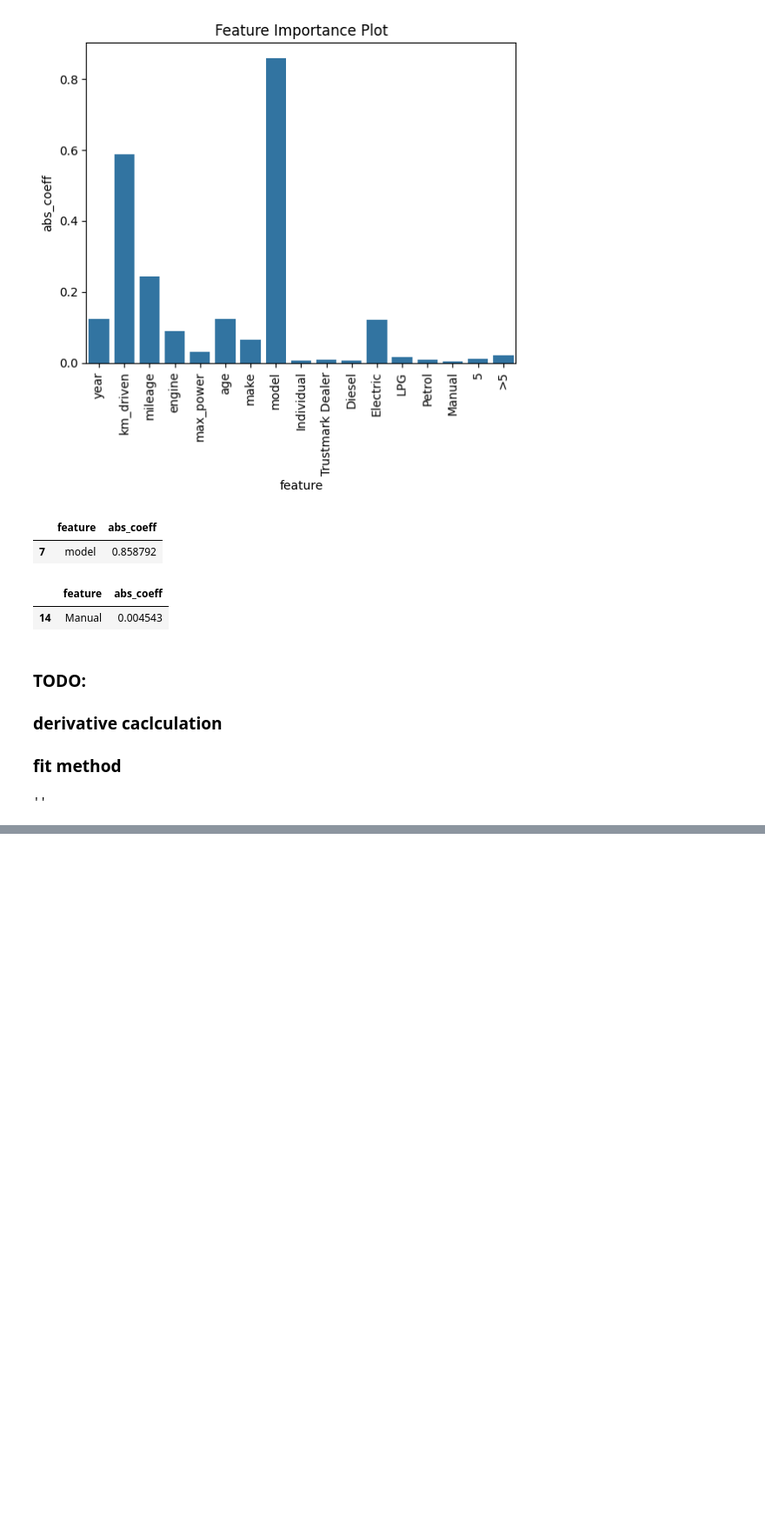
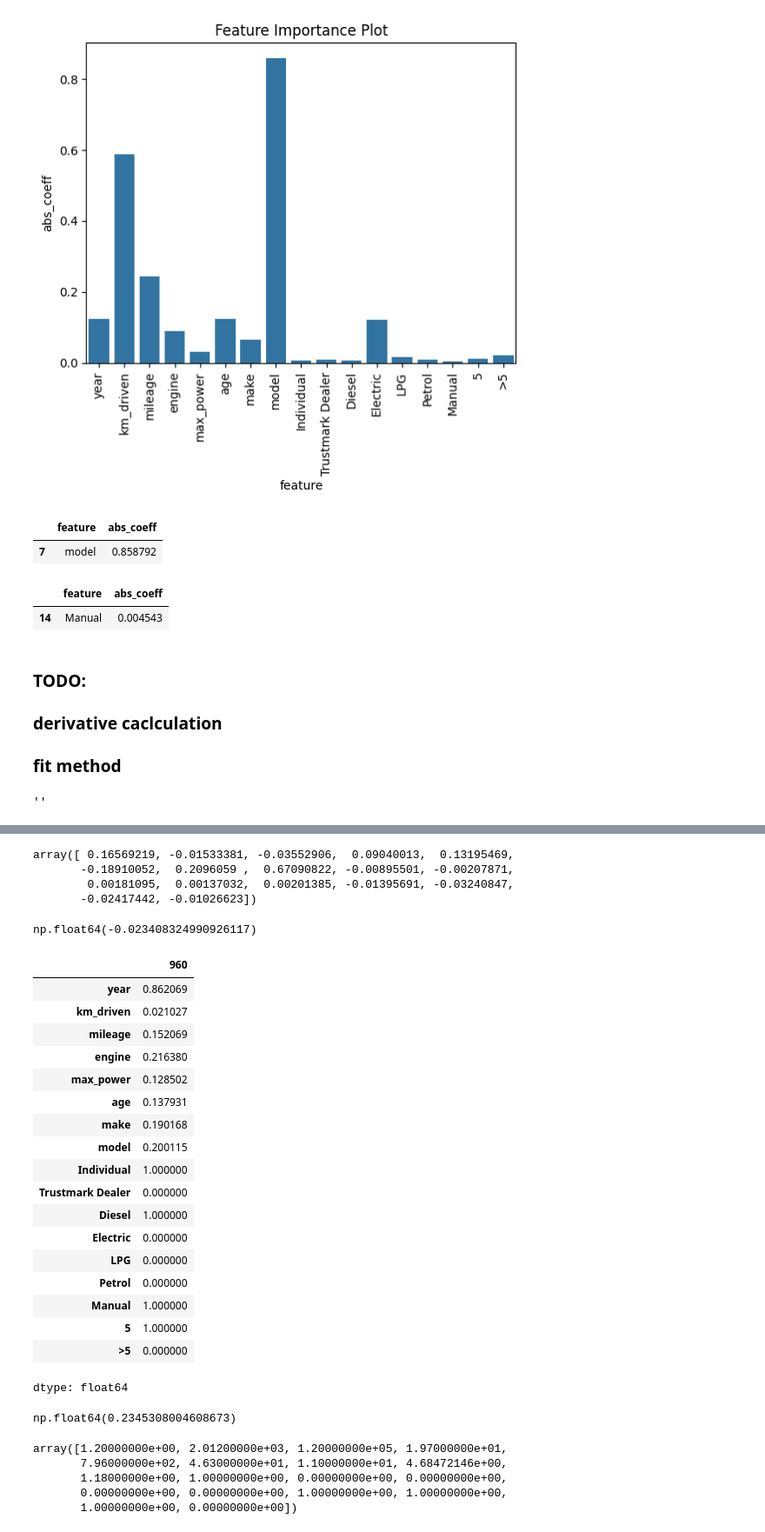
Before and after one commit to SachinScaler/May25_Intro_to_ML_NN, a Jupyter notebook: ML_Linear_Regression_2.ipynb, the cells around one changed output, grey strips where cells are left out. Shown at 87% size. Drawn from its saved outputs; the diff is of its cells as text; code cells hidden in the pictures; blank space fills up the shorter version.

```diff
--- a/ML_Linear_Regression_2.ipynb
+++ b/ML_Linear_Regression_2.ipynb
@@ -280,0 +335,11 @@ plt.show()
+# %%
+lr.W.values
+# %% [output]
+array([ 0.16569219, -0.01533381, -0.03552906,  0.09040013,  0.13195469,
+       -0.18910052,  0.2096059 ,  0.67090822, -0.00895501, -0.00207871,
+        0.00181095,  0.00137032,  0.00201385, -0.01395691, -0.03240847,
+       -0.02417442, -0.01026623])
+# %%
+lr.b
+# %% [output]
+np.float64(-0.023408324990926117)
@@ -280,0 +373,34 @@ plt.show()
+# %%
+X_test.iloc[0]
+# %% [output]
+|  | 960 |
+| year | 0.862069 |
+| km_driven | 0.021027 |
+| mileage | 0.152069 |
+| engine | 0.216380 |
+| max_power | 0.128502 |
+| age | 0.137931 |
+| make | 0.190168 |
+| model | 0.200115 |
+| Individual | 1.000000 |
+| Trustmark Dealer | 0.000000 |
+| Diesel | 1.000000 |
+| Electric | 0.000000 |
+| LPG | 0.000000 |
+| Petrol | 0.000000 |
+| Manual | 1.000000 |
+| 5 | 1.000000 |
+| >5 | 0.000000 |
+dtype: float64
+# %%
+lr_loaded.predict(X_test.iloc[0])
+# %% [output]
+np.float64(0.2345308004608673)
+# %%
+scaler.inverse_transform(df)[0]
+# %% [output]
+array([1.20000000e+00, 2.01200000e+03, 1.20000000e+05, 1.97000000e+01,
+       7.96000000e+02, 4.63000000e+01, 1.10000000e+01, 4.68472146e+00,
+       1.18000000e+00, 1.00000000e+00, 0.00000000e+00, 0.00000000e+00,
+       0.00000000e+00, 0.00000000e+00, 1.00000000e+00, 1.00000000e+00,
+       1.00000000e+00, 0.00000000e+00])
```
Also changed, not shown: parts of 14 cells of this notebook.
